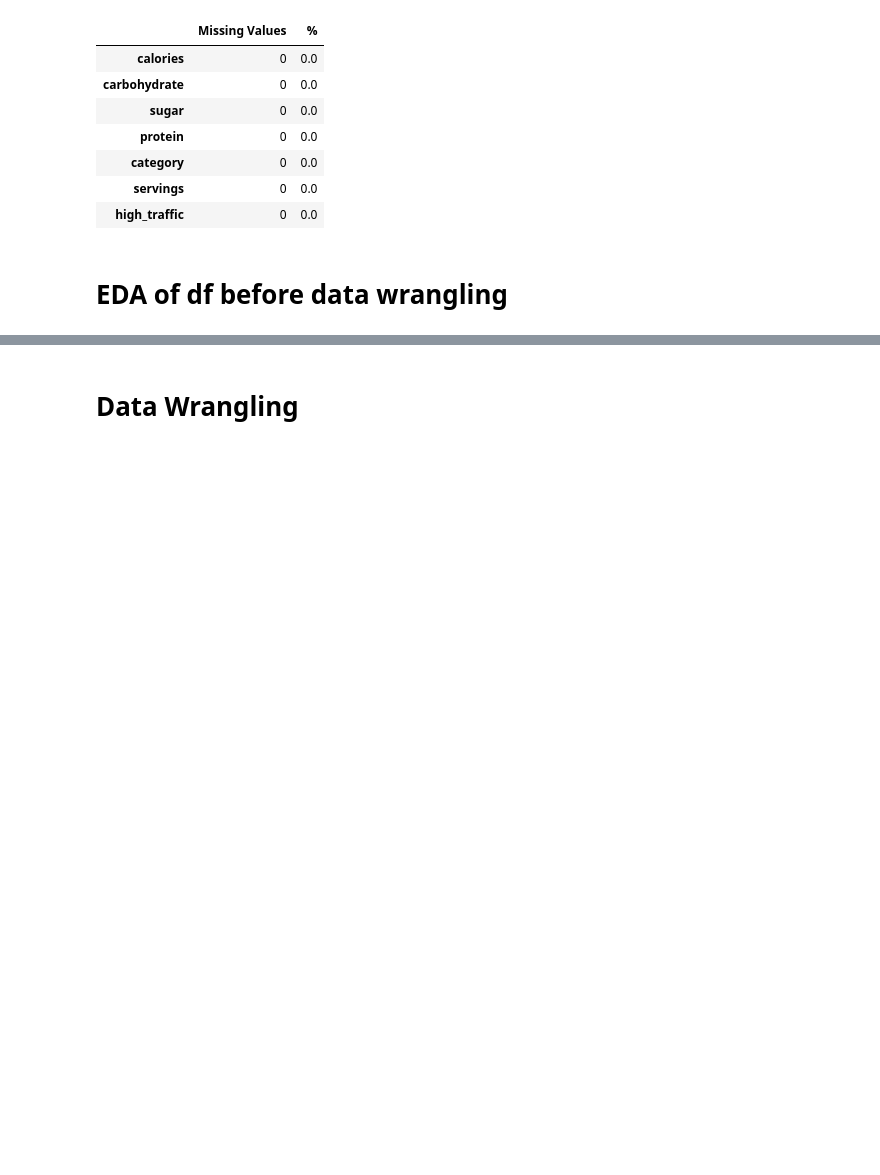
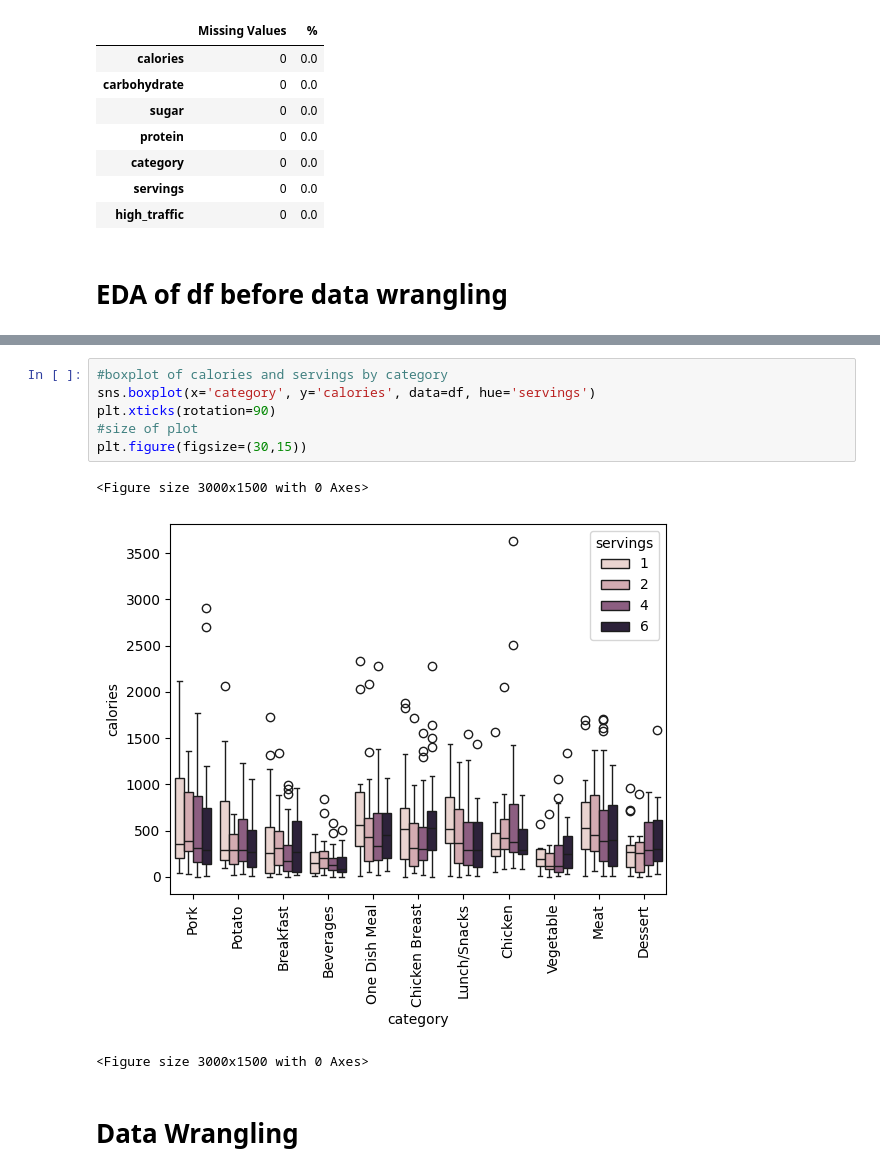
Before and after one commit to callysthenes/recipe_site_traffic, a Jupyter notebook: recipe_site_traffic.ipynb, the cells around one changed output, grey strips where cells are left out. Saved outputs shown, nothing was run; the diff lists cells and outputs as text; blank space fills up the shorter version.

```diff
--- a/recipe_site_traffic.ipynb
+++ b/recipe_site_traffic.ipynb
@@ -307,3 +354,13 @@ https://gist.github.com/mwaskom/de44147ed2974457ad6372750bbe5751
+# %%
+#boxplot of calories and servings by category
+sns.boxplot(x='category', y='calories', data=df, hue='servings')
+plt.xticks(rotation=90)
+#size of plot
+plt.figure(figsize=(30,15))
+# %% [output]
+<Figure size 3000x1500 with 0 Axes>
+[figure, added]
+<Figure size 3000x1500 with 0 Axes>
 # %% [markdown]
 # Data Wrangling
 # %% [markdown]
```
Also changed, not shown: parts of 4 cells of this notebook.
